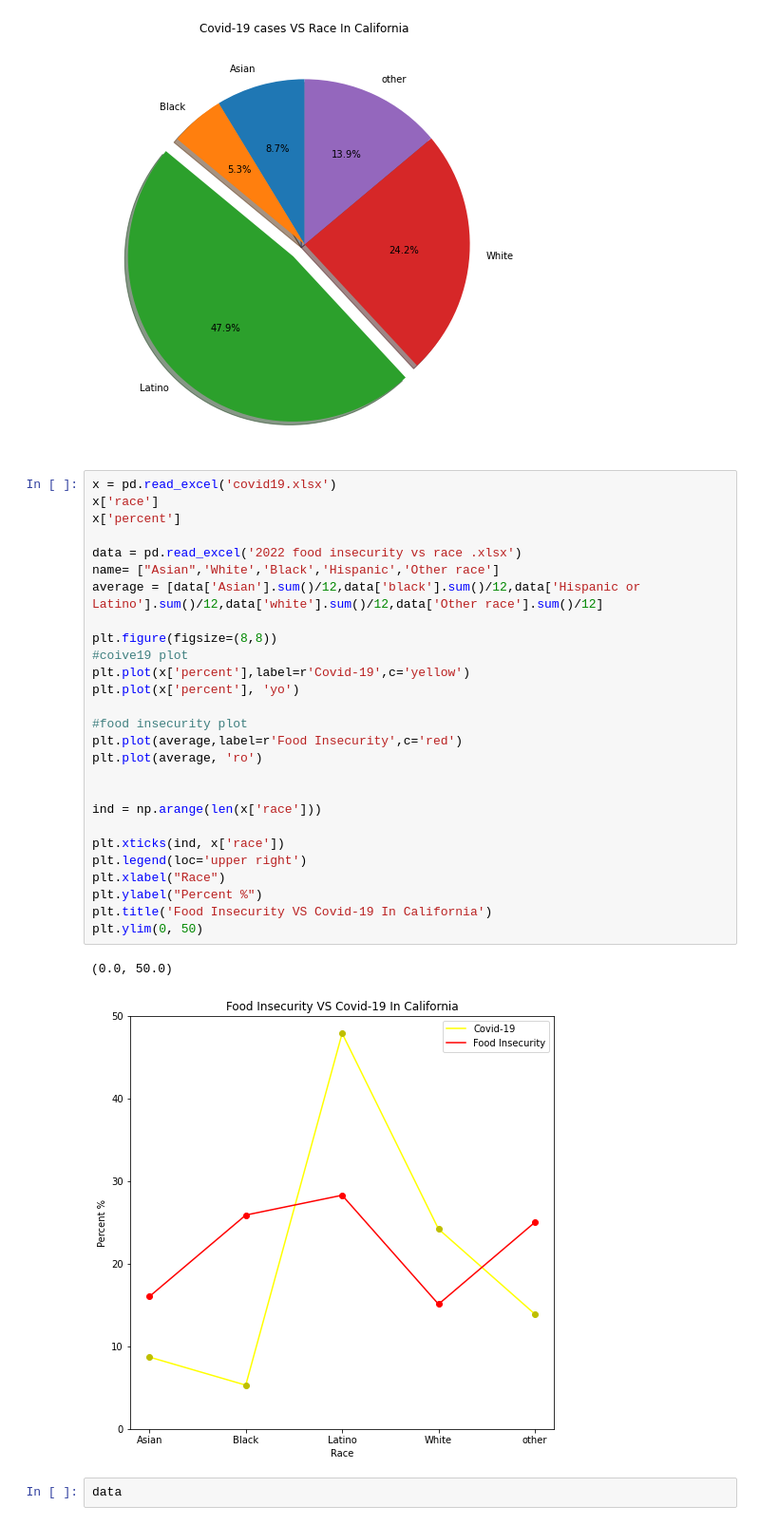
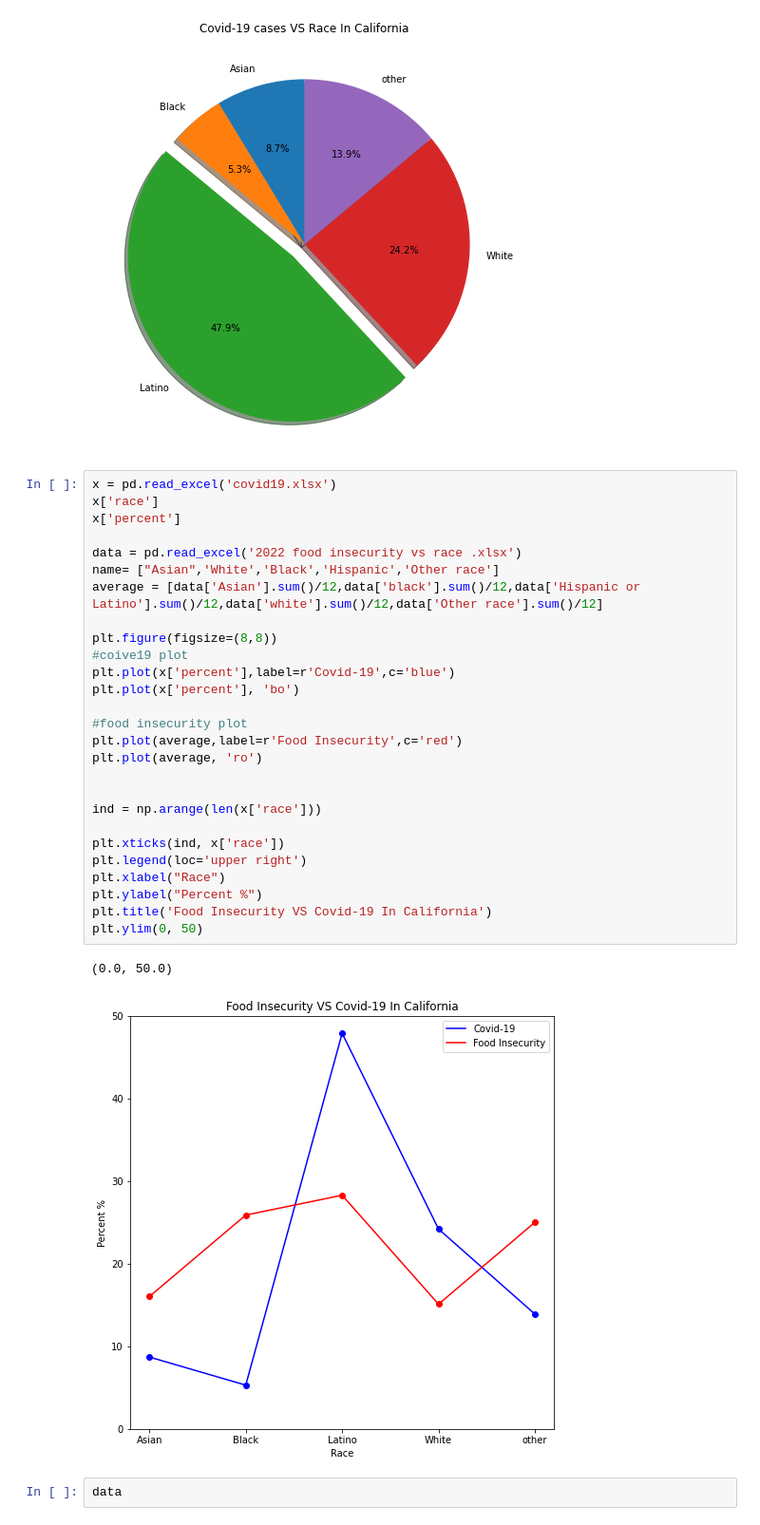
Before and after one commit to MCsweetsoup/ECE143-FinalProject, a Jupyter notebook: Food Insercuity.ipynb, the cells around one changed output. Shown at 95% size. Drawn from its saved outputs; the diff is of its cells as text.

```diff
--- a/Food Insercuity.ipynb
+++ b/Food Insercuity.ipynb
@@ -87,33 +97,33 @@ Text(0.5, 1.0, 'Covid-19 cases VS Race In California')
 # %%
 x = pd.read_excel('covid19.xlsx')
 x['race']
 x['percent']
 
 data = pd.read_excel('2022 food insecurity vs race .xlsx')
 name= ["Asian",'White','Black','Hispanic','Other race']
 average = [data['Asian'].sum()/12,data['black'].sum()/12,data['Hispanic or Latino'].sum()/12,data['white'].sum()/12,data['Other race'].sum()/12]
 
 plt.figure(figsize=(8,8))
 #coive19 plot
-plt.plot(x['percent'],label=r'Covid-19',c='yellow')
-plt.plot(x['percent'], 'yo')
+plt.plot(x['percent'],label=r'Covid-19',c='blue')
+plt.plot(x['percent'], 'bo')
 
 #food insecurity plot
 plt.plot(average,label=r'Food Insecurity',c='red')
 plt.plot(average, 'ro')
 
 
 ind = np.arange(len(x['race']))
 
 plt.xticks(ind, x['race'])
 plt.legend(loc='upper right')
 plt.xlabel("Race")
 plt.ylabel("Percent %")
 plt.title('Food Insecurity VS Covid-19 In California')
 plt.ylim(0, 50)
 # %% [output]
 (0.0, 50.0)
-[figure, old version]
+[figure, new version]
 # %%
 data
 # %% [output]
```
Also changed, not shown: parts of 3 cells of this notebook, 5 other files.
